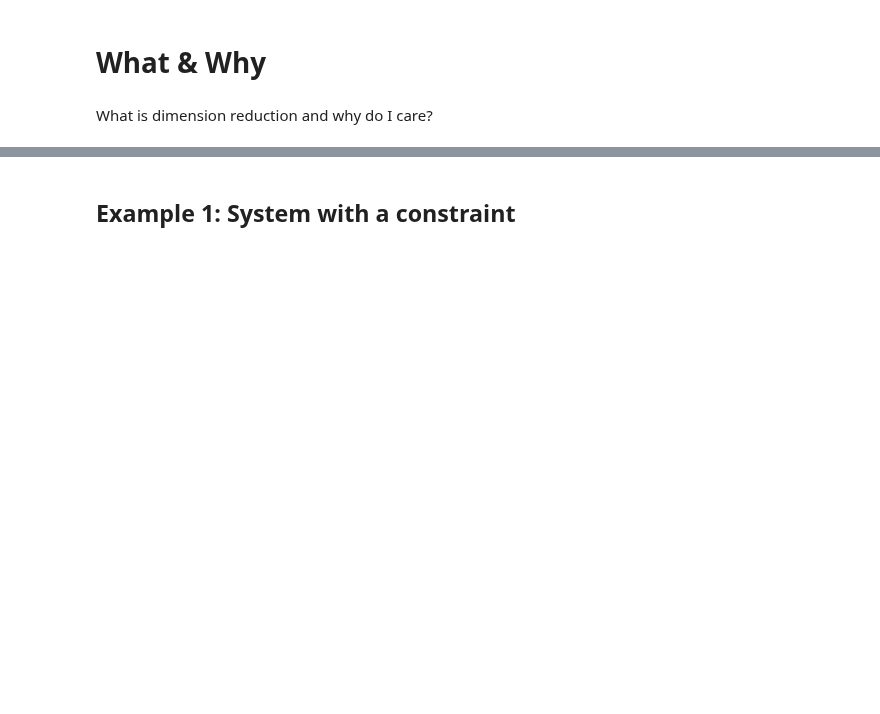
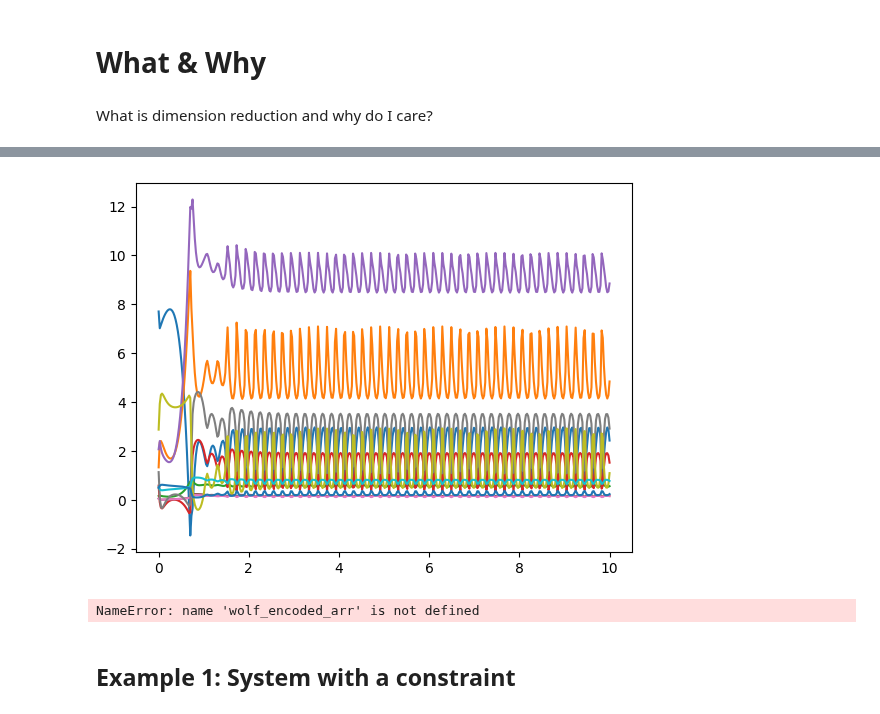
Before and after one commit to ModelEngineering/BIOEN-437, a Jupyter notebook: Lectures/Dimension-Reduction/dimension_reduction.ipynb, the cells around one changed output, grey strips where cells are left out. Saved outputs shown, nothing was run; the diff lists cells and outputs as text; code cells hidden in the pictures; blank space fills up the shorter version.

```diff
--- a/Lectures/Dimension-Reduction/dimension_reduction.ipynb
+++ b/Lectures/Dimension-Reduction/dimension_reduction.ipynb
@@ -99,3 +516,14 @@ What is dimension reduction and why do I care?
+# %%
+offset = 0
+pca_encoder_decoder = PCAEncoderDecoder(n_components=n_components)
+encoded_arr = pca_encoder_decoder.encode(WOLF_ARR[offset:, 1:])
+_ = plt.plot(WOLF_ARR[:, 0], pca_encoder_decoder.decode(encoded_arr))
+# %% [output]
+[figure, added]
+# %%
+np.shape( pca_encoder_decoder.decode(wolf_encoded_arr))
+# %% [output]
+NameError: name 'wolf_encoded_arr' is not defined
 # %% [markdown]
 ## Example 1: System with a constraint
 # %% [markdown]
```
Also changed, not shown: parts of 17 cells of this notebook, 1 other file.
